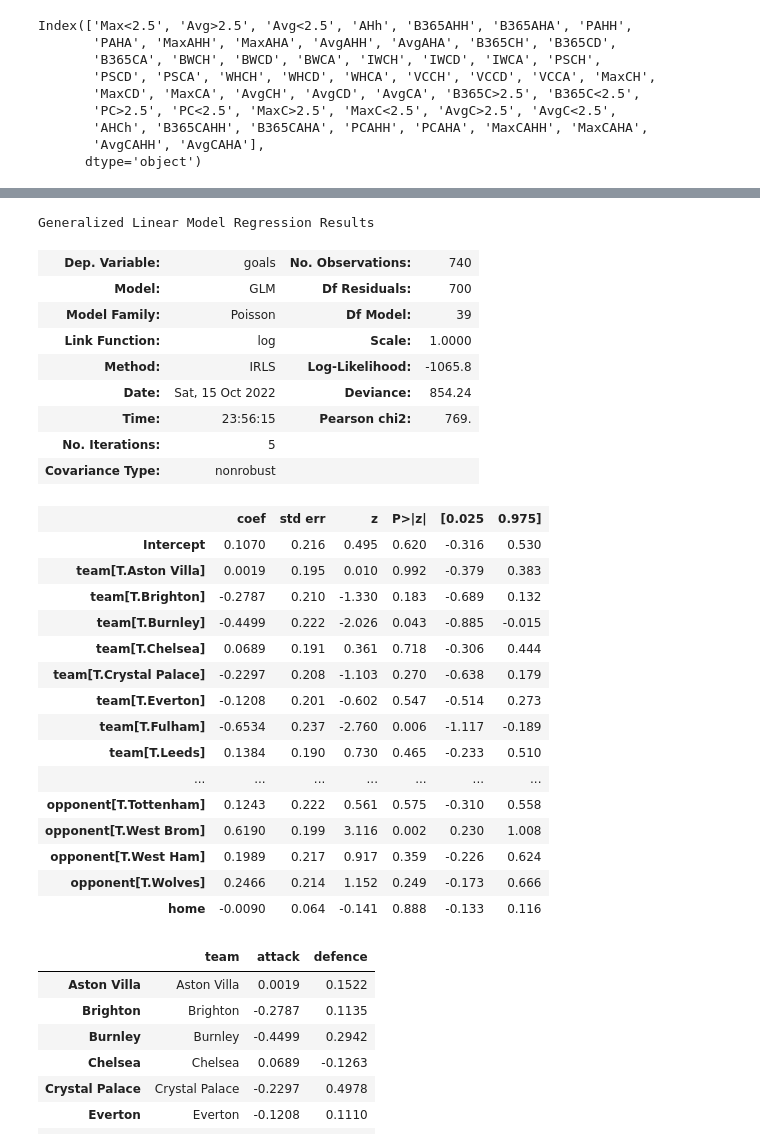
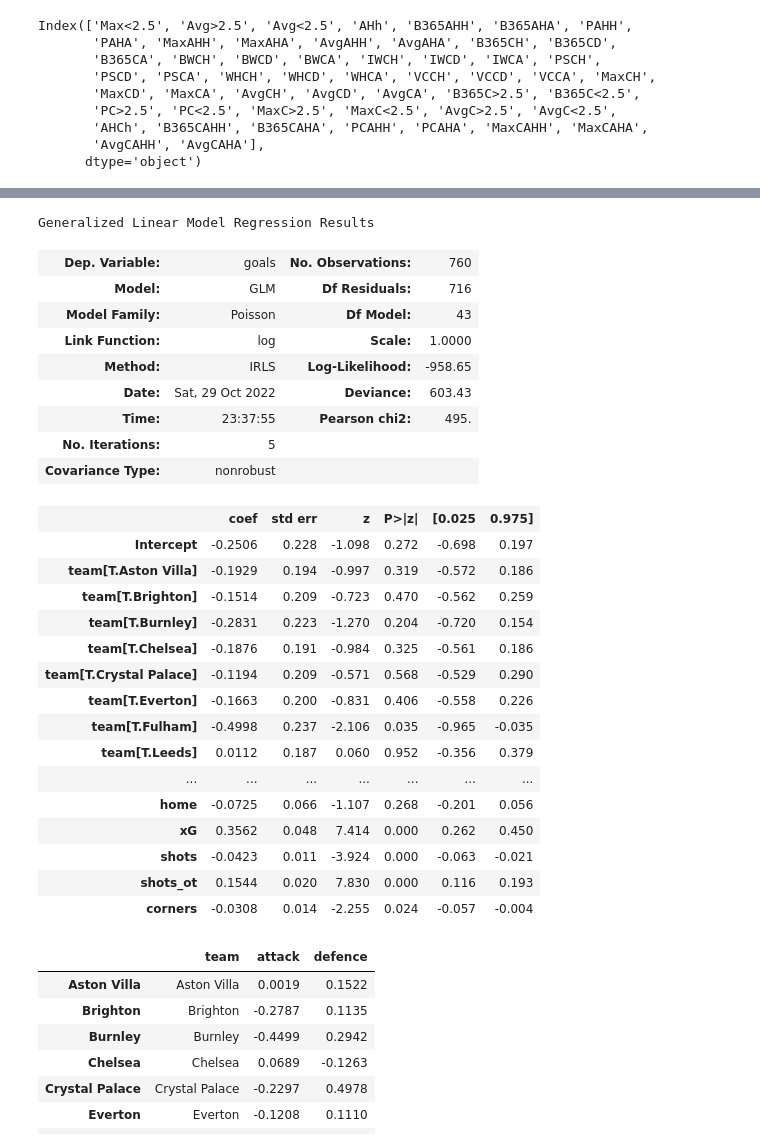
Before and after one commit to yashkarle/soccer-ds-stats, a Jupyter notebook: Projects/4UppsalaMMS/5_SimMatches/sim_match.ipynb, the cells around one changed output, grey strips where cells are left out. Saved outputs shown, nothing was run; the diff lists cells and outputs as text; code cells hidden in the pictures.

```diff
--- a/Projects/4UppsalaMMS/5_SimMatches/sim_match.ipynb
+++ b/Projects/4UppsalaMMS/5_SimMatches/sim_match.ipynb
@@ -121,9 +254,17 @@ import seaborn
 # %%
 epl = pd.read_csv("https://www.football-data.co.uk/mmz4281/2021/E0.csv")
-ep = epl[['HomeTeam','AwayTeam','FTHG','FTAG']]
-epl = epl.rename(columns={'FTHG': 'HomeGoals', 'FTAG': 'AwayGoals'})
-epl.head()
 
-epl = epl[:-10]
-epl.mean()
+df_match = epl[['HomeTeam','AwayTeam','HS','AS','HST','AST','HC','AC','HF','AF','HY','AY','HR','AR','FTHG','FTAG','FTR']]
+df_match = df_match.rename(columns={
+    'HS': 'HomeShots', 'AS': 'AwayShots',
+    'HST': 'HomeSoT', 'AST': 'AwaySoT',
+    'HC': 'HomeCorners', 'AC': 'AwayCorners',
+    'HF': 'HomeFouls', 'AF': 'AwayFouls',
+    'HY': 'HomeYellowCards', 'AY': 'AwayYellowCards',
+    'HR': 'HomeRedCards', 'AR': 'AwayRedCards',
+    'FTHG': 'HomeGoals', 'FTAG': 'AwayGoals',
+    'FTR': 'Result'
+})
+
+df_match.head()
 # %% [output]
@@ -141,0 +329,3 @@ Length: 98, dtype: float64
+# %%
+merged_df = df_shots.merge(df_match,
+                          left_on=['h_team', 'a_team'], right_on=['HomeTeam', 'AwayTeam'])
@@ -170,10 +396,14 @@ Index(['Max<2.5', 'Avg>2.5', 'Avg<2.5', 'AHh', 'B365AHH', 'B365AHA', 'PAHH',
        'AvgCAHH', 'AvgCAHA'],
       dtype='object')
 # %%
-goal_model_data = pd.concat([epl[['HomeTeam','AwayTeam','HomeGoals']].assign(home=1).rename(
-            columns={'HomeTeam':'team', 'AwayTeam':'opponent','HomeGoals':'goals'}),
-           epl[['AwayTeam','HomeTeam','AwayGoals']].assign(home=0).rename(
-            columns={'AwayTeam':'team', 'HomeTeam':'opponent','AwayGoals':'goals'})])
+goal_model_data = pd.concat([merged_df[['HomeTeam', 'AwayTeam', 'HomeGoals', 'home_xG', 'HomeShots', 'HomeSoT', 'HomeCorners']].assign(home=1).rename(
+            columns={'HomeTeam':'team', 'AwayTeam':'opponent', 'HomeGoals':'goals', 'home_xG': 'xG', 'HomeShots': 'shots', 'HomeSoT': 'shots_ot', 'HomeCorners': 'corners'}),
+           merged_df[['AwayTeam', 'HomeTeam', 'AwayGoals', 'away_xG', 'AwayShots', 'AwaySoT', 'AwayCorners']].assign(home=0).rename(
+            columns={'AwayTeam':'team', 'HomeTeam':'opponent', 'AwayGoals':'goals', 'away_xG': 'xG', 'AwayShots': 'shots', 'AwaySoT': 'shots_ot', 'AwayCorners': 'corners'})])
+
+
+goal_model_data = goal_model_data.drop_duplicates()
+
 goal_model_data.info()
 # %% [output]
 <class 'pandas.core.frame.DataFrame'>
@@ -201,34 +449,34 @@ goal_model_data
 # %%
-poisson_model = smf.glm(formula="goals ~ home + team + opponent", data=goal_model_data,
+poisson_model = smf.glm(formula="goals ~ home + team + opponent + xG + shots + shots_ot + corners", data=goal_model_data,
                         family=sm.families.Poisson()).fit()
 poisson_model.summary()
 # %% [output]
 Generalized Linear Model Regression Results
-| Dep. Variable: | goals | No. Observations: | 740 |
-| Model: | GLM | Df Residuals: | 700 |
-| Model Family: | Poisson | Df Model: | 39 |
+| Dep. Variable: | goals | No. Observations: | 760 |
+| Model: | GLM | Df Residuals: | 716 |
+| Model Family: | Poisson | Df Model: | 43 |
 | Link Function: | log | Scale: | 1.0000 |
-| Method: | IRLS | Log-Likelihood: | -1065.8 |
-| Date: | Sat, 15 Oct 2022 | Deviance: | 854.24 |
-| Time: | 23:56:15 | Pearson chi2: | 769. |
+| Method: | IRLS | Log-Likelihood: | -958.65 |
+| Date: | Sat, 29 Oct 2022 | Deviance: | 603.43 |
+| Time: | 23:37:55 | Pearson chi2: | 495. |
 | No. Iterations: | 5 |  |  |
 | Covariance Type: | nonrobust |  |  |
 |  | coef | std err | z | P>|z| | [0.025 | 0.975] |
-| Intercept | 0.1070 | 0.216 | 0.495 | 0.620 | -0.316 | 0.530 |
-| team[T.Aston Villa] | 0.0019 | 0.195 | 0.010 | 0.992 | -0.379 | 0.383 |
-| team[T.Brighton] | -0.2787 | 0.210 | -1.330 | 0.183 | -0.689 | 0.132 |
-| team[T.Burnley] | -0.4499 | 0.222 | -2.026 | 0.043 | -0.885 | -0.015 |
-| team[T.Chelsea] | 0.0689 | 0.191 | 0.361 | 0.718 | -0.306 | 0.444 |
-| team[T.Crystal Palace] | -0.2297 | 0.208 | -1.103 | 0.270 | -0.638 | 0.179 |
-| team[T.Everton] | -0.1208 | 0.201 | -0.602 | 0.547 | -0.514 | 0.273 |
-| team[T.Fulham] | -0.6534 | 0.237 | -2.760 | 0.006 | -1.117 | -0.189 |
-| team[T.Leeds] | 0.1384 | 0.190 | 0.730 | 0.465 | -0.233 | 0.510 |
+| Intercept | -0.2506 | 0.228 | -1.098 | 0.272 | -0.698 | 0.197 |
+| team[T.Aston Villa] | -0.1929 | 0.194 | -0.997 | 0.319 | -0.572 | 0.186 |
+| team[T.Brighton] | -0.1514 | 0.209 | -0.723 | 0.470 | -0.562 | 0.259 |
+| team[T.Burnley] | -0.2831 | 0.223 | -1.270 | 0.204 | -0.720 | 0.154 |
+| team[T.Chelsea] | -0.1876 | 0.191 | -0.984 | 0.325 | -0.561 | 0.186 |
+| team[T.Crystal Palace] | -0.1194 | 0.209 | -0.571 | 0.568 | -0.529 | 0.290 |
+| team[T.Everton] | -0.1663 | 0.200 | -0.831 | 0.406 | -0.558 | 0.226 |
+| team[T.Fulham] | -0.4998 | 0.237 | -2.106 | 0.035 | -0.965 | -0.035 |
+| team[T.Leeds] | 0.0112 | 0.187 | 0.060 | 0.952 | -0.356 | 0.379 |
 | ... | ... | ... | ... | ... | ... | ... |
-| opponent[T.Tottenham] | 0.1243 | 0.222 | 0.561 | 0.575 | -0.310 | 0.558 |
-| opponent[T.West Brom] | 0.6190 | 0.199 | 3.116 | 0.002 | 0.230 | 1.008 |
-| opponent[T.West Ham] | 0.1989 | 0.217 | 0.917 | 0.359 | -0.226 | 0.624 |
-| opponent[T.Wolves] | 0.2466 | 0.214 | 1.152 | 0.249 | -0.173 | 0.666 |
-| home | -0.0090 | 0.064 | -0.141 | 0.888 | -0.133 | 0.116 |
+| home | -0.0725 | 0.066 | -1.107 | 0.268 | -0.201 | 0.056 |
+| xG | 0.3562 | 0.048 | 7.414 | 0.000 | 0.262 | 0.450 |
+| shots | -0.0423 | 0.011 | -3.924 | 0.000 | -0.063 | -0.021 |
+| shots_ot | 0.1544 | 0.020 | 7.830 | 0.000 | 0.116 | 0.193 |
+| corners | -0.0308 | 0.014 | -2.255 | 0.024 | -0.057 | -0.004 |
 # %%
 team = ['Aston Villa', 'Brighton', 'Burnley', 'Chelsea', 'Crystal Palace', 'Everton', 'Fulham', 'Leeds', 'Leicester', 'Liverpool',
  'Man City', 'Man United', 'Newcastle', 'Sheffield United', 'Southampton', 'Tottenham', 'West Brom', 'West Ham', 'Wolves']
```
Also changed, not shown: parts of 23 cells of this notebook, 2 other files.
